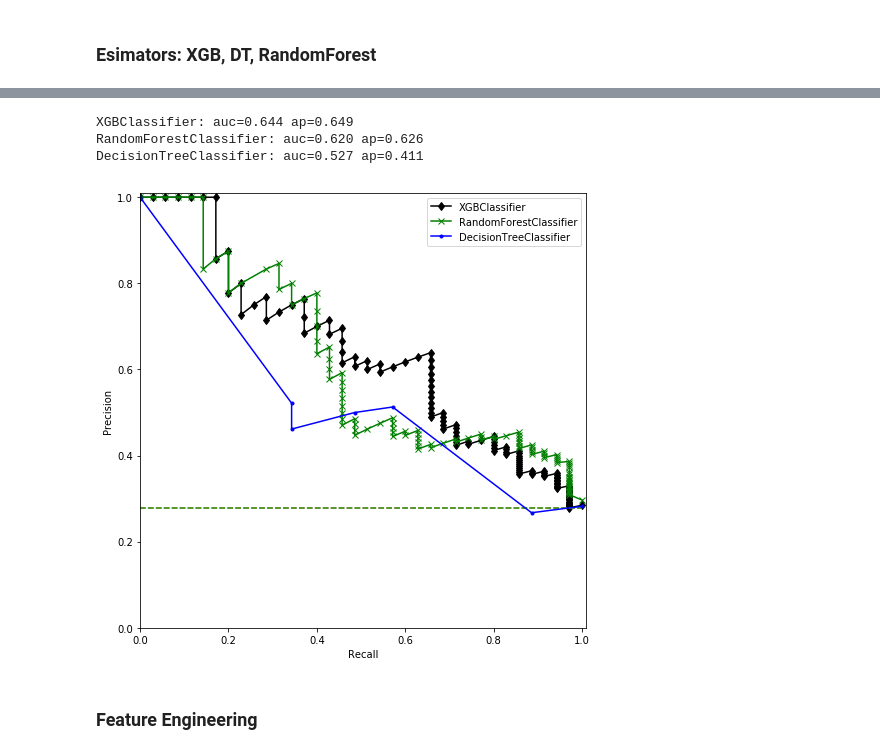
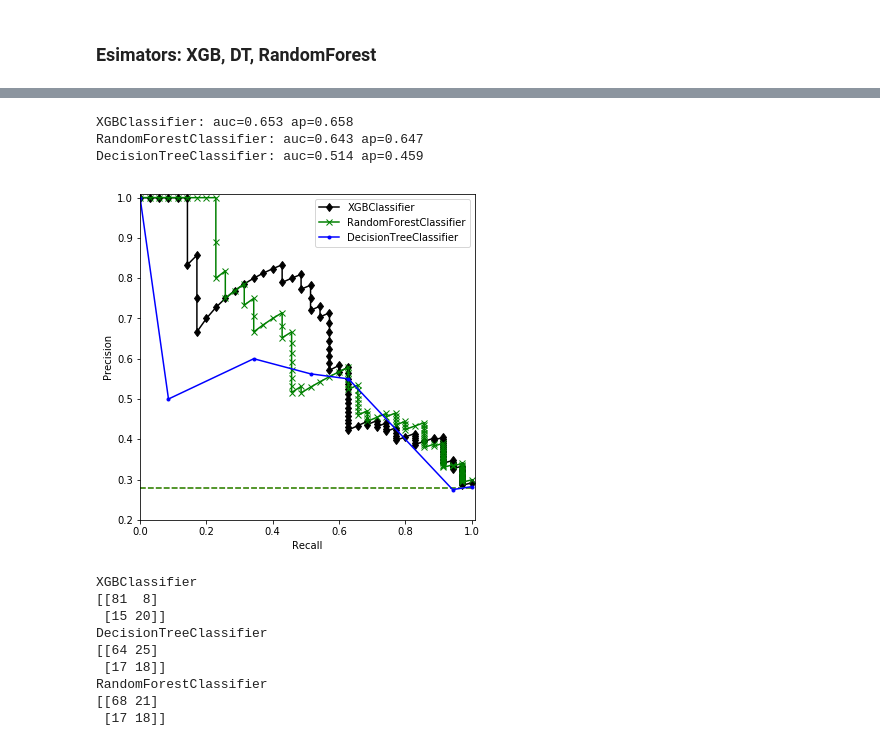
Before and after one commit to jundongq/Woodlawn_Beach, a Jupyter notebook: xgb_classification_paper_all_variables.ipynb, the cells around one changed output, grey strips where cells are left out. Drawn from its saved outputs; the diff is of its cells as text; code cells hidden in the pictures.

```diff
--- a/xgb_classification_paper_all_variables.ipynb
+++ b/xgb_classification_paper_all_variables.ipynb
@@ -118,8 +157,8 @@ rf_with_SMOTE = RandomForestClassifier(max_depth=5, random_state=456)
 # XGB
 xgb_no_SMOTE = XGBClassifier(
                                 learning_rate =0.1,
-                                 n_estimators=2000
-                               , max_depth=5
+                                 n_estimators=3000
+                               , max_depth=4
                                , min_child_weight=1
                                , gamma=0.2
                                , subsample=0.8
@@ -129,13 +168,13 @@ xgb_no_SMOTE = XGBClassifier(
                                , objective= 'binary:logistic'
                                , n_jobs=4
                                ,
-                                random_state=456)
+                                random_state=rand_seed)
 
 # Decision Tree
-dt_no_SMOTE = DecisionTreeClassifier(max_depth=5, random_state=456)
+dt_no_SMOTE = DecisionTreeClassifier(max_depth=4, random_state=rand_seed)
 
 # Random Forest
-rf_no_SMOTE = RandomForestClassifier(max_depth=5, random_state=456)
+rf_no_SMOTE = RandomForestClassifier(n_estimators=2000, max_depth=4, random_state=rand_seed)
 # %%
 # Using Synthetic Data
 xgb_with_SMOTE.fit(X_res_df, y_res_Series)
@@ -156,7 +202,7 @@ pickle.dump(xgb_no_SMOTE, open("xgb_no_SMOTE.dat", "wb"))
 pickle.dump(dt_no_SMOTE, open("dt_no_SMOTE.dat", "wb"))
 pickle.dump(rf_no_SMOTE, open("rf_no_SMOTE.dat", "wb"))
 # %%
-def plot_prc(estimator, y_true, marker, color):
+def plot_prc(estimator, X_test, y_true, marker, color):
 
     clf = str(estimator).split(',')[0].split('(')[0]
 
@@ -164,7 +210,7 @@ def plot_prc(estimator, y_true, marker, color):
     y_probs = y_probs[:, 1]
     precision, recall, thresholds = precision_recall_curve(y_true, y_probs)
     # calculate precision-recall AUC
-    auc_ = auc(recall, precision)
+    auc_ = sklearn.metrics.auc(recall, precision)
 
     # calculate average precision score
     ap = average_precision_score(y_true, y_probs, average='macro')
@@ -177,7 +223,7 @@ def plot_prc(estimator, y_true, marker, color):
     # plot the roc curve for the model
     plt.plot(recall, precision, marker=marker, color = color, label = clf)
     plt.xlim([0,1.01])
-    plt.ylim([0,1.01])
+    plt.ylim([0.2,1.01])
     plt.xlabel('Recall')
     plt.ylabel('Precision')
     plt.legend()
@@ -194,12 +240,10 @@ DecisionTreeClassifier: auc=0.462 ap=0.403
 # %%
-plt.figure(figsize = (8,8))
-plot_prc(xgb_no_SMOTE, y_test, 'd' ,'k')
-plot_prc(rf_no_SMOTE, y_test, 'x','g')
-plot_prc(dt_no_SMOTE, y_test, '.' ,'b')
+plt.figure(figsize = (6,6))
+plot_prc(xgb_no_SMOTE, X_test, y_test, 'd' ,'k')
+plot_prc(rf_no_SMOTE, X_test, y_test, 'x','g')
+plot_prc(dt_no_SMOTE, X_test, y_test, '.' ,'b')
 # %% [output]
-XGBClassifier: auc=0.644 ap=0.649
-RandomForestClassifier: auc=0.620 ap=0.626
-DecisionTreeClassifier: auc=0.527 ap=0.411
+XGBClassifier: auc=0.653 ap=0.658
+RandomForestClassifier: auc=0.643 ap=0.647
+DecisionTreeClassifier: auc=0.514 ap=0.459
-[figure, old version]
+[figure, new version]
-# %% [markdown]
-### Feature Engineering
@@ -208,0 +257,14 @@ train_eval_test.columns.to_list
+# %%
+print c_m(xgb_with_SMOTE, X_test, y_test)
+print c_m(dt_with_SMOTE, X_test, y_test)
+print c_m(rf_with_SMOTE, X_test, y_test)
+# %% [output]
+XGBClassifier
+[[81  8]
+ [15 20]]
+DecisionTreeClassifier
+[[64 25]
+ [17 18]]
+RandomForestClassifier
+[[68 21]
+ [17 18]]
```
Also changed, not shown: parts of 22 cells of this notebook.
